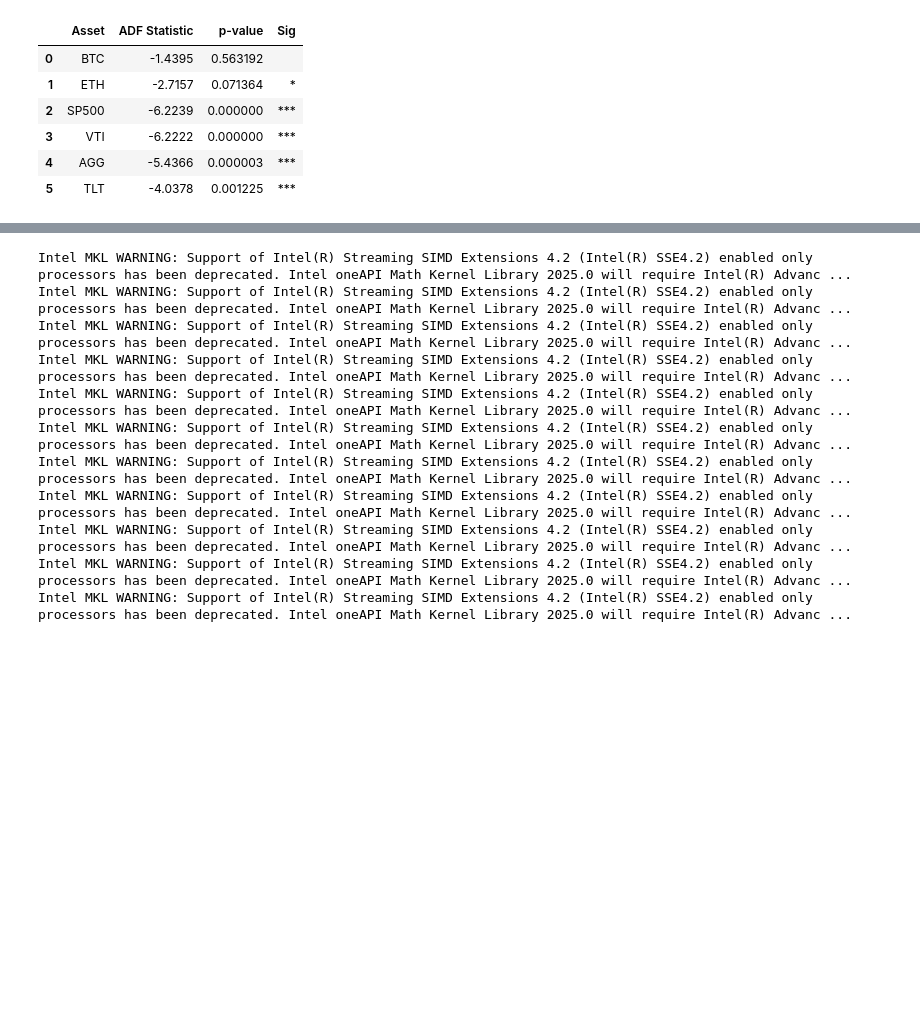
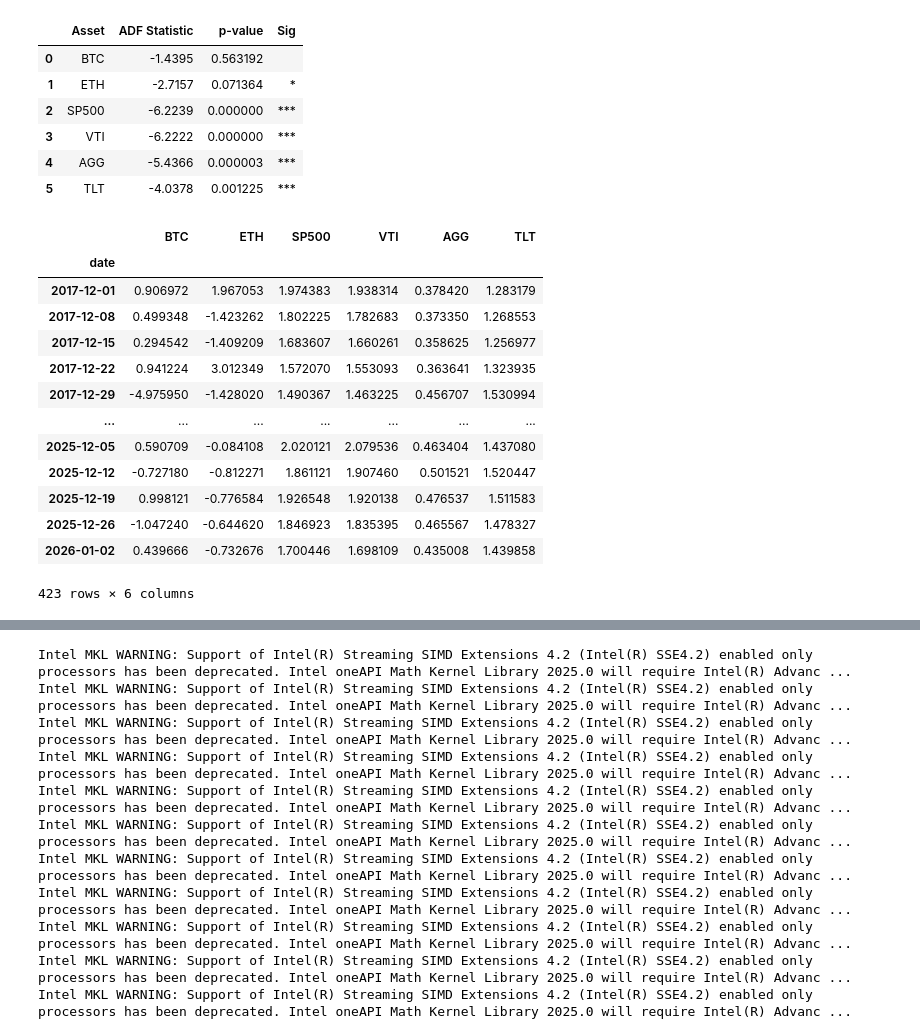
Before and after one commit to blurryskyx/DSE4211_Project, a Jupyter notebook: VAR Analysis.ipynb, the cells around one changed output, grey strips where cells are left out. Cells and saved outputs as stored; diff of their text form; code cells hidden in the pictures; blank space fills up the shorter version.

```diff
--- a/VAR Analysis.ipynb
+++ b/VAR Analysis.ipynb
@@ -108,3 +108,31 @@ Intel MKL WARNING: Support of Intel(R) Streaming SIMD Extensions 4.2 (Intel(R) S
 | 3 | VTI | -6.2222 | 0.000000 | *** |
 | 4 | AGG | -5.4366 | 0.000003 | *** |
 | 5 | TLT | -4.0378 | 0.001225 | *** |
+# %%
+# BTC and ETH → log returns
+for col in ['BTC', 'ETH']:
+    cond_vol_df[col] = np.log(cond_vol_df[col]).diff()
+
+# Scale BTC and ETH log returns to % change
+cond_vol_df['BTC'] = cond_vol_df['BTC'] * 100
+cond_vol_df['ETH'] = cond_vol_df['ETH'] * 100
+
+# Only drop rows where BTC/ETH diff created NaN
+cond_vol_df.dropna(subset=['BTC', 'ETH'], inplace=True)
+
+cond_vol_df
+# %% [output]
+|  | BTC | ETH | SP500 | VTI | AGG | TLT |
+| date |  |  |  |  |  |  |
+| 2017-12-01 | 0.906972 | 1.967053 | 1.974383 | 1.938314 | 0.378420 | 1.283179 |
+| 2017-12-08 | 0.499348 | -1.423262 | 1.802225 | 1.782683 | 0.373350 | 1.268553 |
+| 2017-12-15 | 0.294542 | -1.409209 | 1.683607 | 1.660261 | 0.358625 | 1.256977 |
+| 2017-12-22 | 0.941224 | 3.012349 | 1.572070 | 1.553093 | 0.363641 | 1.323935 |
+| 2017-12-29 | -4.975950 | -1.428020 | 1.490367 | 1.463225 | 0.456707 | 1.530994 |
+| ... | ... | ... | ... | ... | ... | ... |
+| 2025-12-05 | 0.590709 | -0.084108 | 2.020121 | 2.079536 | 0.463404 | 1.437080 |
+| 2025-12-12 | -0.727180 | -0.812271 | 1.861121 | 1.907460 | 0.501521 | 1.520447 |
+| 2025-12-19 | 0.998121 | -0.776584 | 1.926548 | 1.920138 | 0.476537 | 1.511583 |
+| 2025-12-26 | -1.047240 | -0.644620 | 1.846923 | 1.835395 | 0.465567 | 1.478327 |
+| 2026-01-02 | 0.439666 | -0.732676 | 1.700446 | 1.698109 | 0.435008 | 1.439858 |
+423 rows × 6 columns
```
Also changed, not shown: parts of 2 cells of this notebook.
